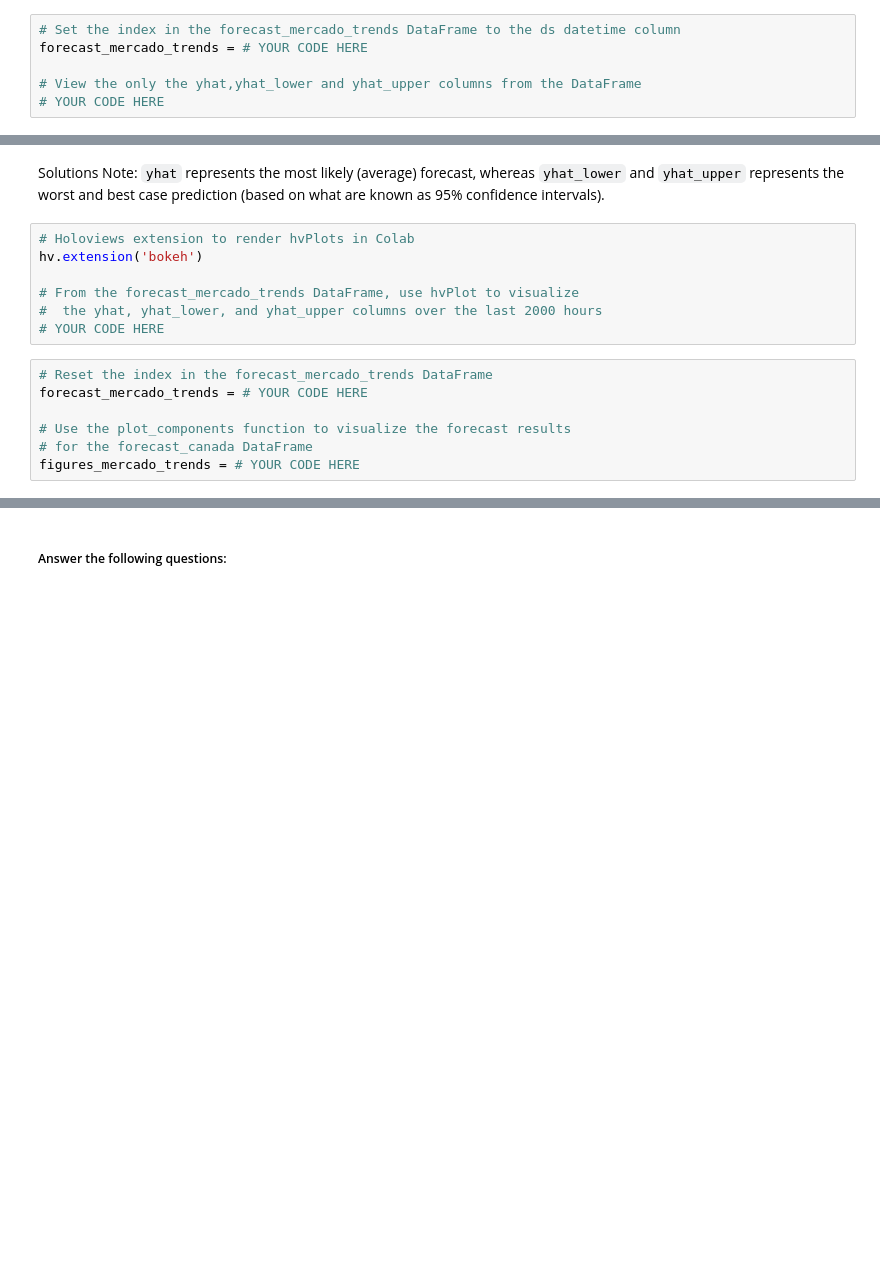
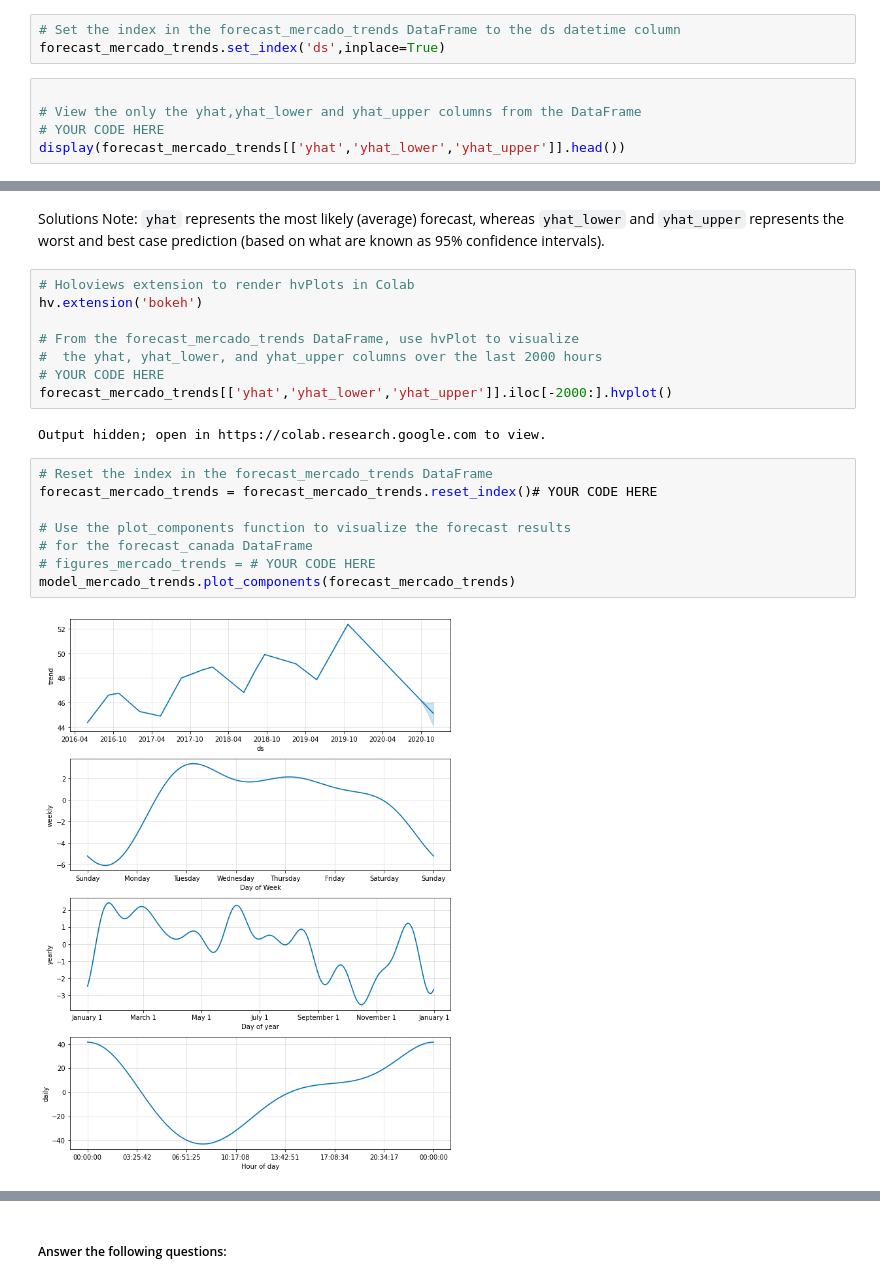
Before and after one commit to saint-lux/Module-11, a Jupyter notebook: forecasting_net_prophet.ipynb, the cells around one changed output, grey strips where cells are left out. Cells and saved outputs as stored; diff of their text form; blank space fills up the shorter version.

```diff
--- a/forecasting_net_prophet.ipynb
+++ b/forecasting_net_prophet.ipynb
@@ -423,9 +682,11 @@ forecast_mercado_trends = # YOUR CODE HERE
 * Which day of the week gets the most search traffic?
 
 * What's the lowest point for search traffic in the calendar year?
+# %%
+# Set the index in the forecast_mercado_trends DataFrame to the ds datetime column
+forecast_mercado_trends.set_index('ds',inplace=True)
 # %%
-# Set the index in the forecast_mercado_trends DataFrame to the ds datetime column
-forecast_mercado_trends = # YOUR CODE HERE
 
 # View the only the yhat,yhat_lower and yhat_upper columns from the DataFrame
 # YOUR CODE HERE
+display(forecast_mercado_trends[['yhat','yhat_lower','yhat_upper']].head())
@@ -438,10 +707,16 @@ hv.extension('bokeh')
 # From the forecast_mercado_trends DataFrame, use hvPlot to visualize
 #  the yhat, yhat_lower, and yhat_upper columns over the last 2000 hours
 # YOUR CODE HERE
+forecast_mercado_trends[['yhat','yhat_lower','yhat_upper']].iloc[-2000:].hvplot()
+# %% [output]
+Output hidden; open in https://colab.research.google.com to view.
 # %%
 # Reset the index in the forecast_mercado_trends DataFrame
-forecast_mercado_trends = # YOUR CODE HERE
+forecast_mercado_trends = forecast_mercado_trends.reset_index()# YOUR CODE HERE
 
 # Use the plot_components function to visualize the forecast results
 # for the forecast_canada DataFrame
-figures_mercado_trends = # YOUR CODE HERE
+# figures_mercado_trends = # YOUR CODE HERE
+model_mercado_trends.plot_components(forecast_mercado_trends)
+# %% [output]
+[figure, added]
```
Also changed, not shown: parts of 61 cells of this notebook, 2 other files.
